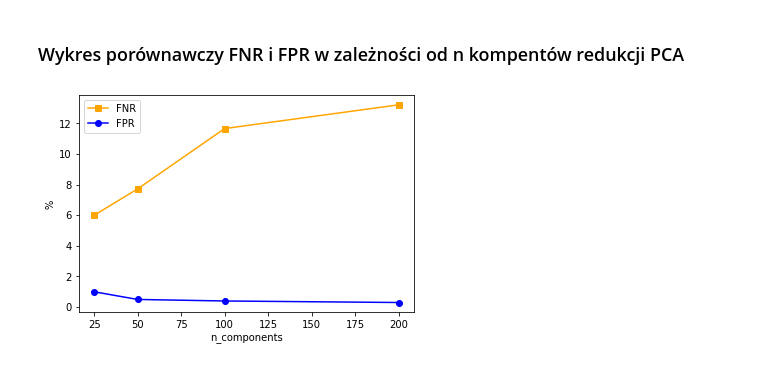
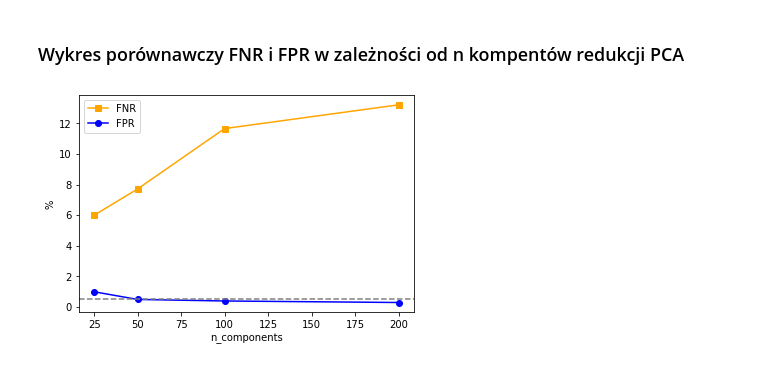
Before and after one commit to karoljaskolka/SpamClassification, a Jupyter notebook: KNeighborsClassifier.ipynb, the cells around one changed output. Drawn from its saved outputs; the diff is of its cells as text; code cells hidden in the pictures.

```diff
--- a/KNeighborsClassifier.ipynb
+++ b/KNeighborsClassifier.ipynb
@@ -184,9 +184,10 @@ plt.show()
 # %%
 plt.plot(components_arr, fnr_arr, label = "FNR", marker='s', color='orange')
 plt.plot(components_arr, fpr_arr, label = "FPR", marker='o', color='blue')
 plt.xlabel('n_components')
 plt.ylabel('%')
 plt.legend()
+plt.axhline(y=0.5, color='gray', linestyle='--')
 plt.show()
 # %% [output]
-[figure, old version]
+[figure, new version]
```
Also changed, not shown: 1 other file.
